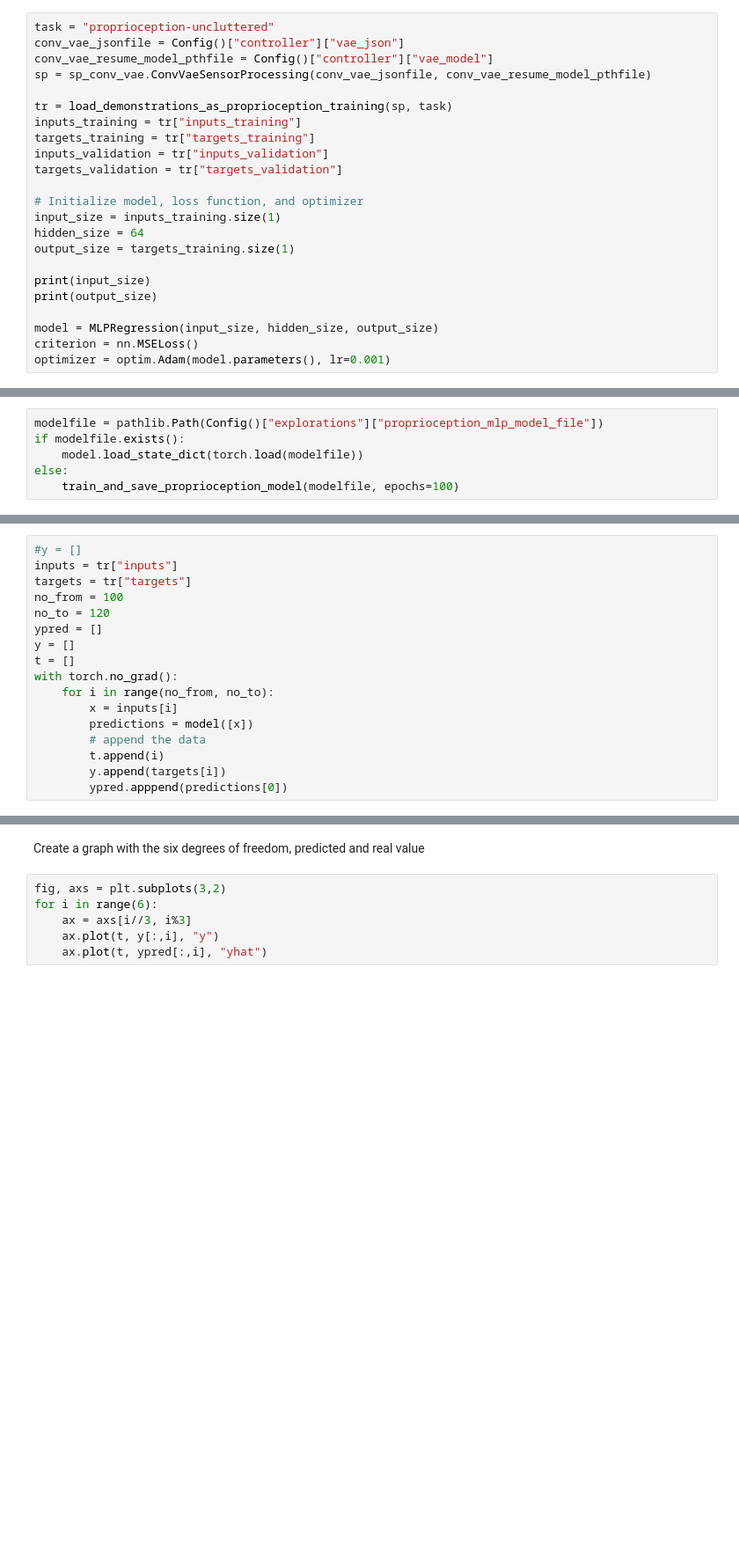
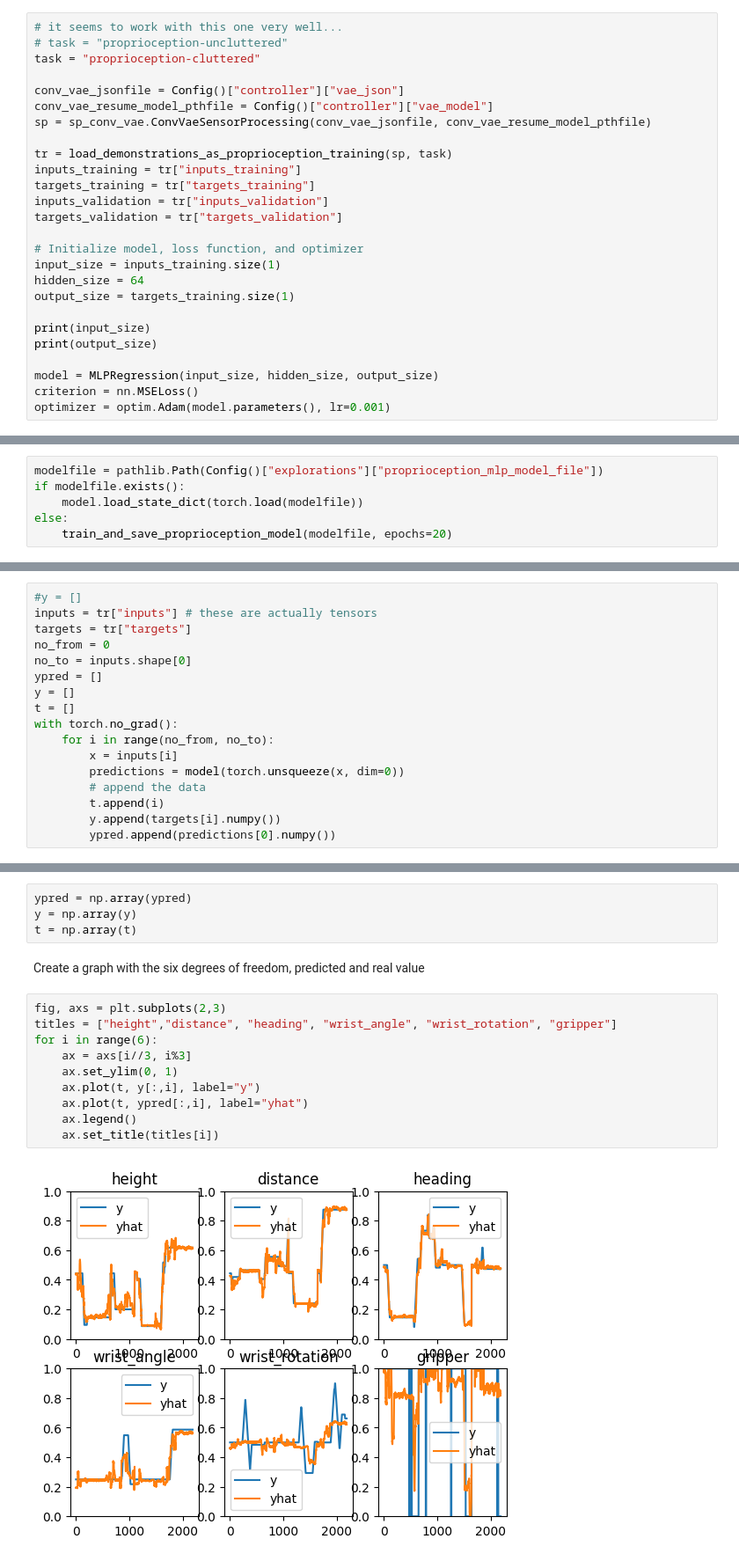
Before and after one commit to Sahara-Sheik/Robotic-Vision, a Jupyter notebook: src/exploratory_experiments/VisualProprioception_exp.ipynb, the cells around one changed output, grey strips where cells are left out. Shown at 88% size. Cells and saved outputs as stored; diff of their text form; blank space fills up the shorter version.

Commit message:
Experiments for visual proprioception.

```diff
--- a/src/exploratory_experiments/VisualProprioception_exp.ipynb
+++ b/src/exploratory_experiments/VisualProprioception_exp.ipynb
@@ -108,7 +108,10 @@ class MLPRegression(nn.Module):
     def forward(self, x):
         return self.model(x)
 # %%
-task = "proprioception-uncluttered"
+# it seems to work with this one very well...
+# task = "proprioception-uncluttered"
+task = "proprioception-cluttered"
+
 conv_vae_jsonfile = Config()["controller"]["vae_json"]
 conv_vae_resume_model_pthfile = Config()["controller"]["vae_model"]
 sp = sp_conv_vae.ConvVaeSensorProcessing(conv_vae_jsonfile, conv_vae_resume_model_pthfile)
@@ -185,4 +203,4 @@ modelfile = pathlib.Path(Config()["explorations"]["proprioception_mlp_model_file
 if modelfile.exists():
     model.load_state_dict(torch.load(modelfile))
 else:
-    train_and_save_proprioception_model(modelfile, epochs=100)
+    train_and_save_proprioception_model(modelfile, epochs=20)
@@ -206,18 +228,18 @@ Test Loss: 0.0062
 Run the model with the original input
 # %%
 #y = []
-inputs = tr["inputs"]
+inputs = tr["inputs"] # these are actually tensors
 targets = tr["targets"]
-no_from = 100
-no_to = 120
+no_from = 0
+no_to = inputs.shape[0]
 ypred = []
 y = []
 t = []
 with torch.no_grad():
     for i in range(no_from, no_to):
         x = inputs[i]
-        predictions = model([x])
+        predictions = model(torch.unsqueeze(x, dim=0))
         # append the data
         t.append(i)
-        y.append(targets[i])
-        ypred.apppend(predictions[0])
+        y.append(targets[i].numpy())
+        ypred.append(predictions[0].numpy())
@@ -231,8 +246,18 @@ dict_keys(['inputs', 'targets', 'inputs_training', 'targets_training', 'inputs_v
+# %%
+ypred = np.array(ypred)
+y = np.array(y)
+t = np.array(t)
 # %% [markdown]
 Create a graph with the six degrees of freedom, predicted and real value
 # %%
-fig, axs = plt.subplots(3,2)
+fig, axs = plt.subplots(2,3)
+titles = ["height","distance", "heading", "wrist_angle", "wrist_rotation", "gripper"]
 for i in range(6):
     ax = axs[i//3, i%3]
-    ax.plot(t, y[:,i], "y")
-    ax.plot(t, ypred[:,i], "yhat")
+    ax.set_ylim(0, 1)
+    ax.plot(t, y[:,i], label="y")
+    ax.plot(t, ypred[:,i], label="yhat")
+    ax.legend()
+    ax.set_title(titles[i])
+# %% [output]
+[figure, added]
```
Also changed, not shown: parts of 5 cells of this notebook.
